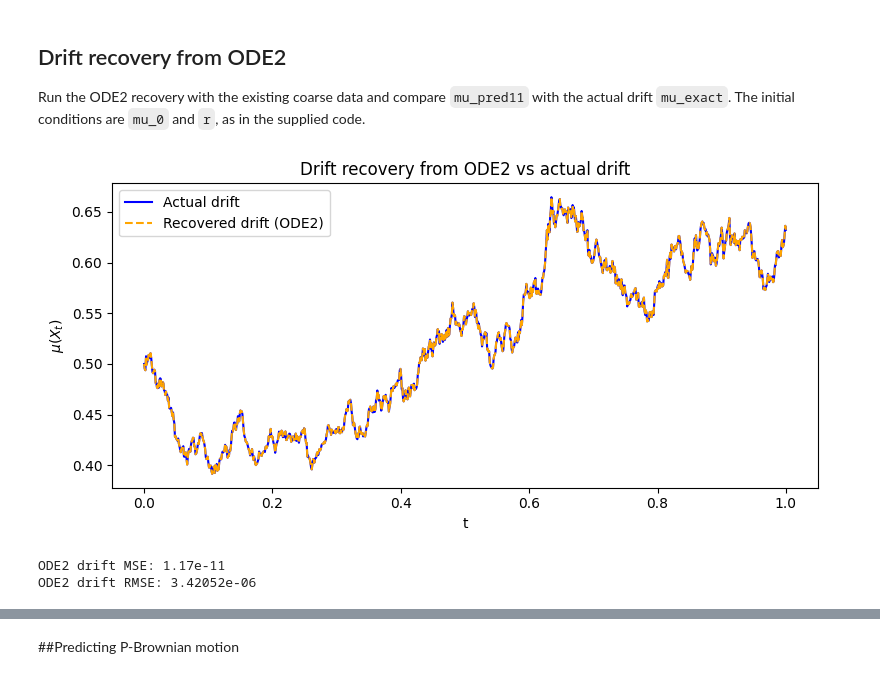
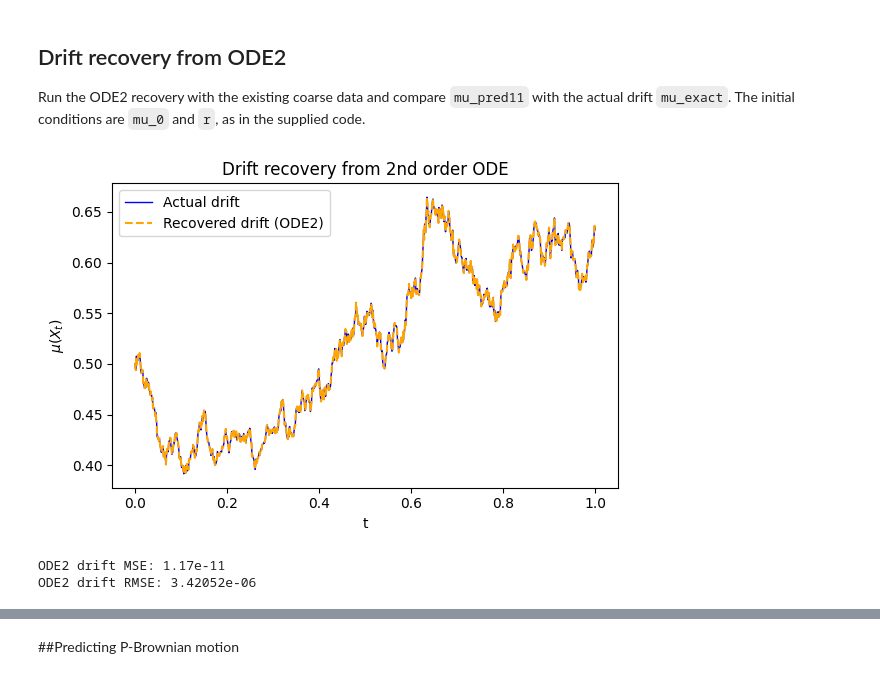
Before and after one commit to munawarali93/SSISDE, a Jupyter notebook: experiments/black_scholes/Stochastic_SINDy_Black_Scholes.ipynb, the cells around one changed output, grey strips where cells are left out. Cells and saved outputs as stored; diff of their text form; code cells hidden in the pictures.

```diff
--- a/experiments/black_scholes/Stochastic_SINDy_Black_Scholes.ipynb
+++ b/experiments/black_scholes/Stochastic_SINDy_Black_Scholes.ipynb
@@ -252,21 +257,21 @@ lambda_0 = r
 from models.drift_recovery_from_ODE2 import recover_drift_ode2
 mu_pred11, lamda_pred = recover_drift_ode2(S, sigma_pred, sigma_prime, sigma_2prime, mu_0, lambda_0)
 # %%
-plt.figure(figsize=(8, 4))
-plt.plot(t_, mu_exact, label="Actual drift", color="blue")
+plt.figure(figsize=(6, 4))
+plt.plot(t_, mu_exact, linewidth=1, label="Actual drift", color="blue")
 plt.plot(t_, mu_pred11, '--', label="Recovered drift (ODE2)", color="orange")
 plt.xlabel("t")
 plt.ylabel(r"$\mu(X_t)$")
-plt.title("Drift recovery from ODE2 vs actual drift")
+plt.title("Drift recovery from 2nd order ODE")
 plt.legend()
 plt.tight_layout()
 plt.savefig("Drift_via_ODE2_BS.png", bbox_inches='tight', dpi=300)
 plt.show()
 
 ode2_drift_mse = mean_squared_error(mu_exact, mu_pred11)
 print(f"ODE2 drift MSE: {ode2_drift_mse:.6g}")
 print(f"ODE2 drift RMSE: {np.sqrt(ode2_drift_mse):.6g}")
 # %% [output]
-[figure, old version]
+[figure, new version]
 ODE2 drift MSE: 1.17e-11
 ODE2 drift RMSE: 3.42052e-06
```
Also changed, not shown: parts of 5 cells of this notebook, 29 other files.
